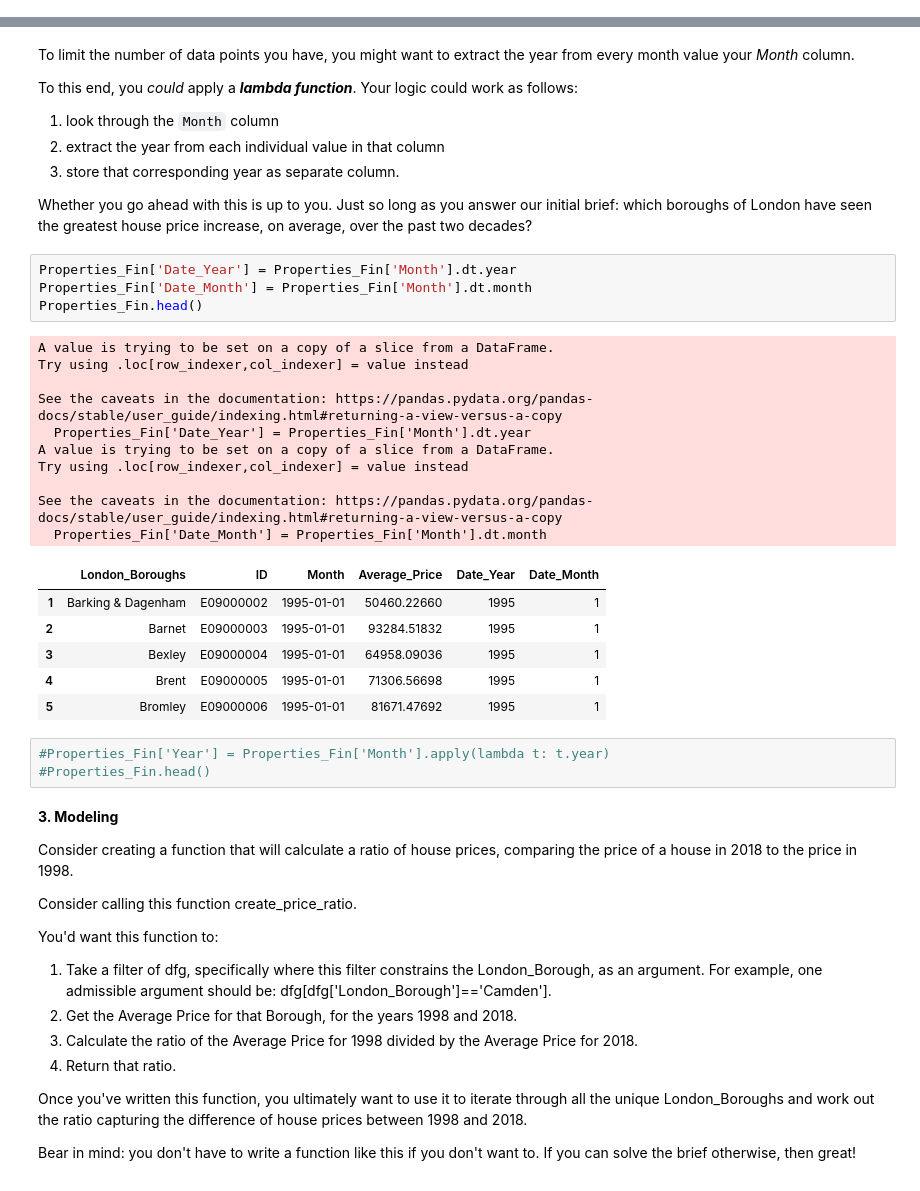
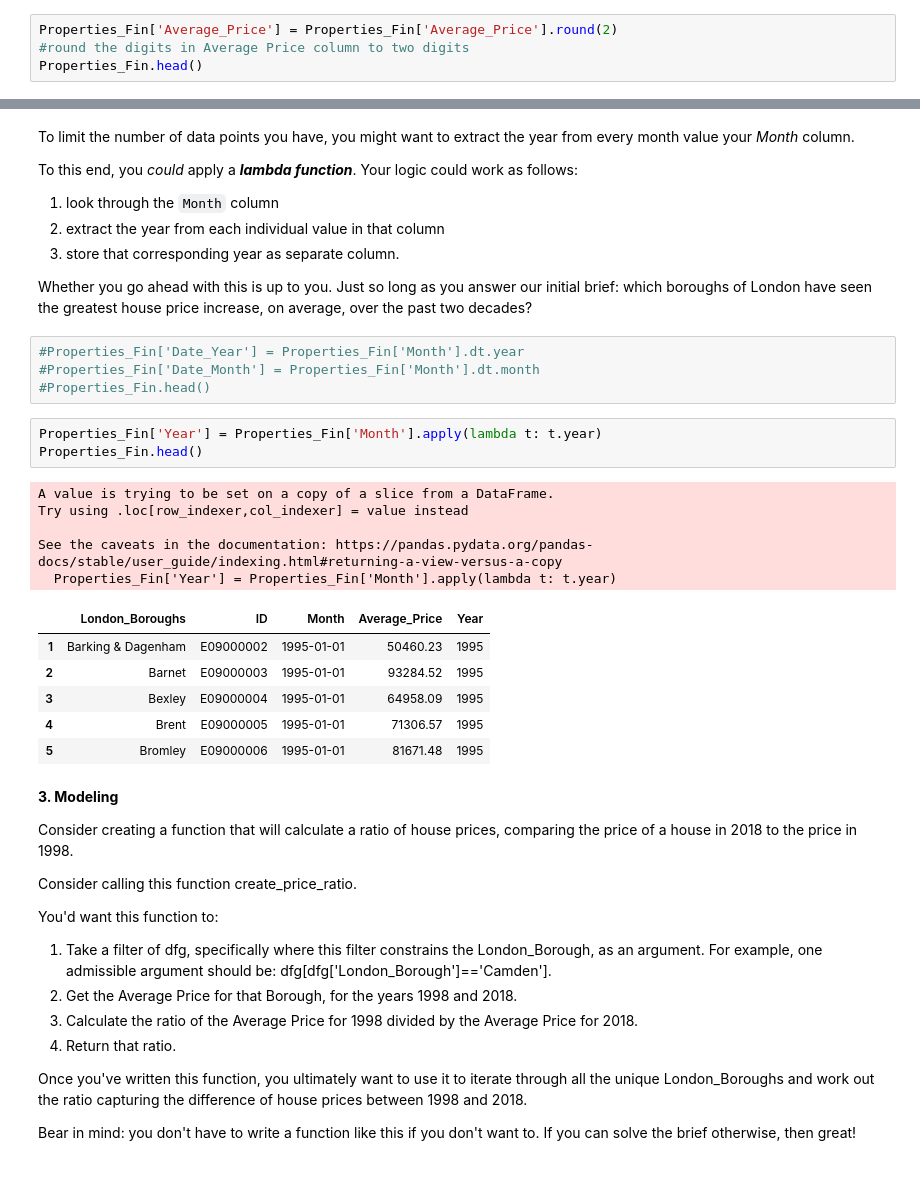
Before and after one commit to vtolentino93/Springboard, a Jupyter notebook: London Case Study - Vincent Tolentino Tier 3.ipynb, the cells around one changed output, grey strips where cells are left out. Drawn from its saved outputs; the diff is of its cells as text.

```diff
--- a/London Case Study - Vincent Tolentino Tier 3.ipynb
+++ b/London Case Study - Vincent Tolentino Tier 3.ipynb
@@ -231,3 +231,7 @@ Properties_Fin['London_Boroughs'].nunique()
 #check if there are only 32 boroughs listed
 # %% [output]
 32
+# %%
+Properties_Fin['Average_Price'] = Properties_Fin['Average_Price'].round(2)
+#round the digits in Average Price column to two digits
+Properties_Fin.head()
@@ -251,29 +267,24 @@ To this end, you *could* apply a ***lambda function***. Your logic could work as
 
 Whether you go ahead with this is up to you. Just so long as you answer our initial brief: which boroughs of London have seen the greatest house price increase, on average, over the past two decades?
 # %%
-Properties_Fin['Date_Year'] = Properties_Fin['Month'].dt.year
-Properties_Fin['Date_Month'] = Properties_Fin['Month'].dt.month
-Properties_Fin.head()
+#Properties_Fin['Date_Year'] = Properties_Fin['Month'].dt.year
+#Properties_Fin['Date_Month'] = Properties_Fin['Month'].dt.month
+#Properties_Fin.head()
-# %% [output]
-A value is trying to be set on a copy of a slice from a DataFrame.
-Try using .loc[row_indexer,col_indexer] = value instead
-
-See the caveats in the documentation: https://pandas.pydata.org/pandas-docs/stable/user_guide/indexing.html#returning-a-view-versus-a-copy
-  Properties_Fin['Date_Year'] = Properties_Fin['Month'].dt.year
-A value is trying to be set on a copy of a slice from a DataFrame.
-Try using .loc[row_indexer,col_indexer] = value instead
-
-See the caveats in the documentation: https://pandas.pydata.org/pandas-docs/stable/user_guide/indexing.html#returning-a-view-versus-a-copy
-  Properties_Fin['Date_Month'] = Properties_Fin['Month'].dt.month
-|  | London_Boroughs | ID | Month | Average_Price | Date_Year | Date_Month |
-| 1 | Barking & Dagenham | E09000002 | 1995-01-01 | 50460.22660 | 1995 | 1 |
-| 2 | Barnet | E09000003 | 1995-01-01 | 93284.51832 | 1995 | 1 |
-| 3 | Bexley | E09000004 | 1995-01-01 | 64958.09036 | 1995 | 1 |
-| 4 | Brent | E09000005 | 1995-01-01 | 71306.56698 | 1995 | 1 |
-| 5 | Bromley | E09000006 | 1995-01-01 | 81671.47692 | 1995 | 1 |
 # %%
-#Properties_Fin['Year'] = Properties_Fin['Month'].apply(lambda t: t.year)
-#Properties_Fin.head()
+Properties_Fin['Year'] = Properties_Fin['Month'].apply(lambda t: t.year)
+Properties_Fin.head()
+# %% [output]
+A value is trying to be set on a copy of a slice from a DataFrame.
+Try using .loc[row_indexer,col_indexer] = value instead
+
+See the caveats in the documentation: https://pandas.pydata.org/pandas-docs/stable/user_guide/indexing.html#returning-a-view-versus-a-copy
+  Properties_Fin['Year'] = Properties_Fin['Month'].apply(lambda t: t.year)
+|  | London_Boroughs | ID | Month | Average_Price | Year |
+| 1 | Barking & Dagenham | E09000002 | 1995-01-01 | 50460.23 | 1995 |
+| 2 | Barnet | E09000003 | 1995-01-01 | 93284.52 | 1995 |
+| 3 | Bexley | E09000004 | 1995-01-01 | 64958.09 | 1995 |
+| 4 | Brent | E09000005 | 1995-01-01 | 71306.57 | 1995 |
+| 5 | Bromley | E09000006 | 1995-01-01 | 81671.48 | 1995 |
 # %% [markdown]
 **3. Modeling**
 
```
Also changed, not shown: parts of 15 cells of this notebook.
